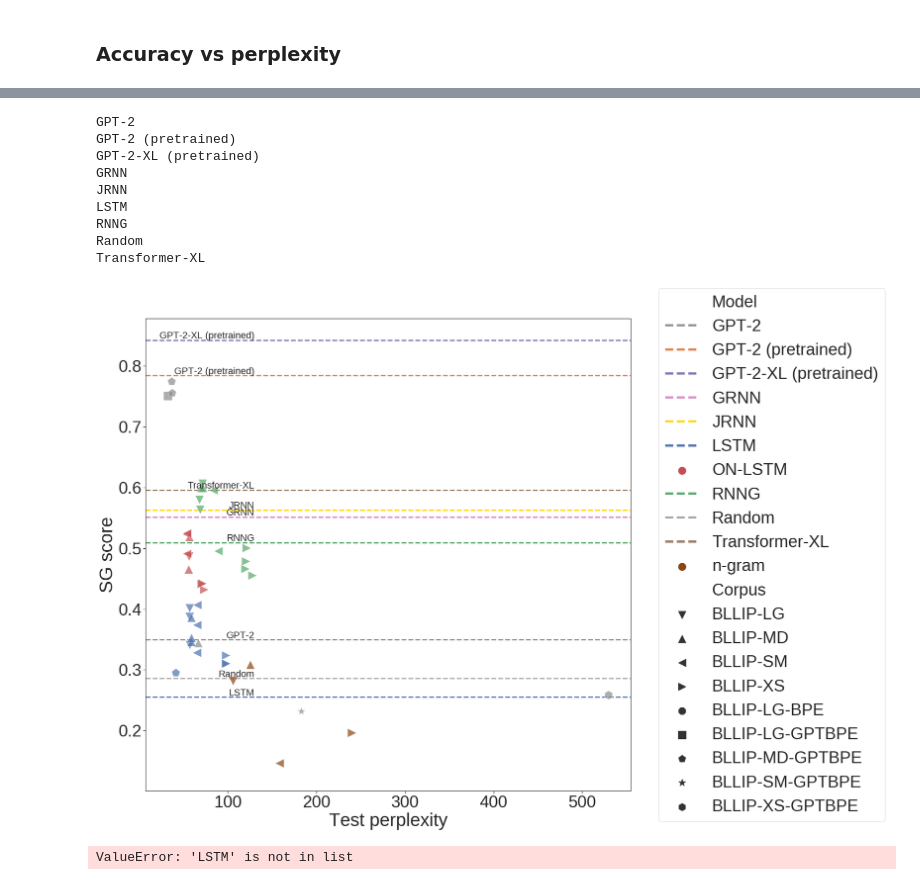
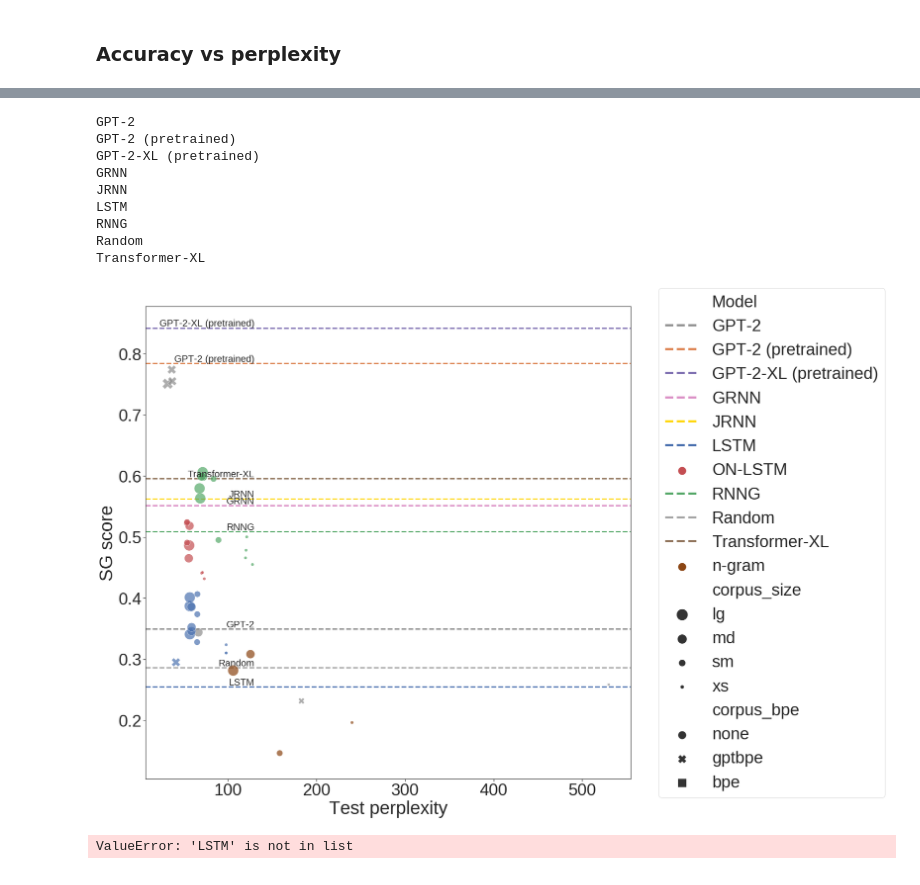
Before and after one commit to cpllab/syntactic-generalization, a Jupyter notebook: notebooks/final.ipynb, the cells around one changed output, grey strips where cells are left out. Cells and saved outputs as stored; diff of their text form; code cells hidden in the pictures.

Commit message:
plot bpe separately from corpus size

```diff
--- a/notebooks/final.ipynb
+++ b/notebooks/final.ipynb
@@ -149,3 +149,7 @@ suites_df["correct_delta"] = suites_df.apply(lambda r: r.correct - suite_means.l
 joined_data = suites_df.groupby(["model_name", "corpus", "seed"] + PRETTY_COLUMNS)[["correct", "correct_delta"]].agg("mean")
 joined_data = pd.DataFrame(joined_data).join(perplexity_df).reset_index()
 joined_data.head()
+
+# Track BPE + size separately.
+joined_data["corpus_size"] = joined_data.corpus.str.split("-").apply(lambda tokens: tokens[1] if len(tokens) >= 2 else None)
+joined_data["corpus_bpe"] = joined_data.corpus.str.split("-").apply(lambda tokens: tokens[2] if len(tokens) > 2 else ("none" if len(tokens) >= 2 else None))
@@ -566,8 +579,9 @@ f, ax = plt.subplots(figsize=(20, 20))
 filled_markers = ('v', '^', '<', '>', '8', 's', 'p', '*', 'h', 'H', 'D', 'd', 'P', 'X')
 sns.scatterplot(data=joined_data, x="test_ppl", y="correct",
                 hue="pretty_model_name", hue_order=model_order, palette=MODEL_COLORS,
-                style="pretty_corpus", style_order=corpus_order, markers=filled_markers,
-                s=400, ax=ax, zorder=2, alpha=0.7)
+                size="corpus_size", sizes={"lg": 600, "md": 400, "sm": 200, "xs": 50},
+                style="corpus_bpe", #style_order=corpus_order, markers=filled_markers,
+                ax=ax, zorder=2, alpha=0.7)
 
 legend_title_map = {"pretty_model_name": "Model",
                     "pretty_corpus": "Corpus"}
@@ -579,8 +593,9 @@ drop_labels = []
 drop_idxs = [labels.index(l) for l in drop_labels]
 handles = [h for i, h in enumerate(handles) if i not in drop_idxs]
 labels = [l for i, l in enumerate(labels) if i not in drop_idxs]
-for h in handles:
-    h.set_sizes([300.0])
+for l, h in zip(labels, handles):
+    if l not in joined_data.corpus_size.unique():
+        h.set_sizes([300.0])
 
 # Prepare to look up legend color
 legend_dict = dict(zip(labels, handles))
@@ -590,34 +605,34 @@ no_ppl_data = joined_data[joined_data.test_ppl.isna()]
 for model_name, rows in no_ppl_data.groupby("pretty_model_name"):
     y = rows.correct.mean()
     # TODO show error region?
 
     color = tuple(legend_dict[model_name].get_facecolor()[0])
     ax.axhline(y, c=color, linestyle="dashed", zorder=1, linewidth=3)
     ax.text(130, y + 0.0025, model_name, fontdict={"size": 22}, ha='right')
 
 from matplotlib.lines import Line2D
 for i, h in enumerate(handles):
     if labels[i] in no_ppl_data.pretty_model_name.values:
         print(labels[i])
         handles[i] = Line2D([0], [0], color=tuple(legend_dict[labels[i]].get_facecolor()[0]), linestyle='--', linewidth=5)
 plt.legend(handles, labels, bbox_to_anchor=(1.04,0.5), loc="center left")
 
 plt.xlabel(PERPLEXITY_LABEL)
 plt.ylabel(SG_ABSOLUTE_LABEL)
 
 if RENDER_FINAL:
     render_final(figure_path / "perplexity.pdf")
 # %% [output]
 GPT-2
 GPT-2 (pretrained)
 GPT-2-XL (pretrained)
 GRNN
 JRNN
 LSTM
 RNNG
 Random
 Transformer-XL
-[figure, old version]
+[figure, new version]
 # %%
 f, ax = plt.subplots(figsize=(20, 18))
 joined_df_controlled = joined_data.dropna(subset=["test_ppl"])
```
Also changed, not shown: parts of 6 cells of this notebook, 1 other file.
